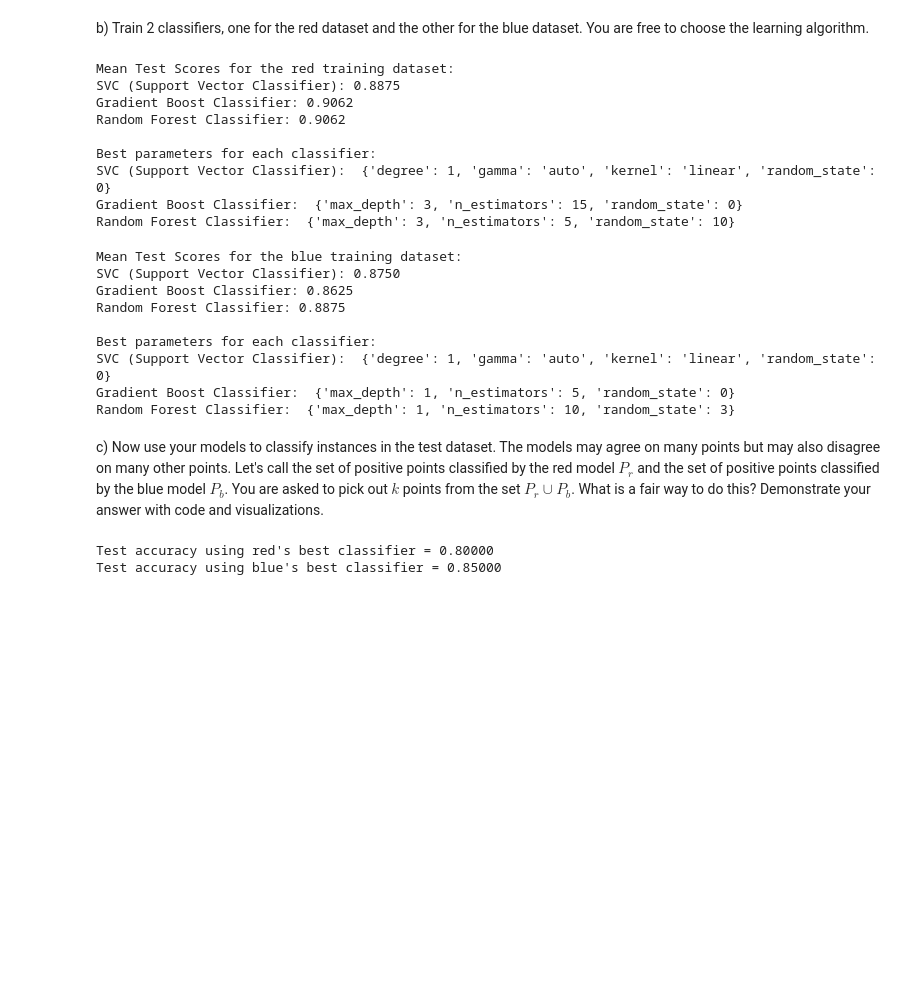
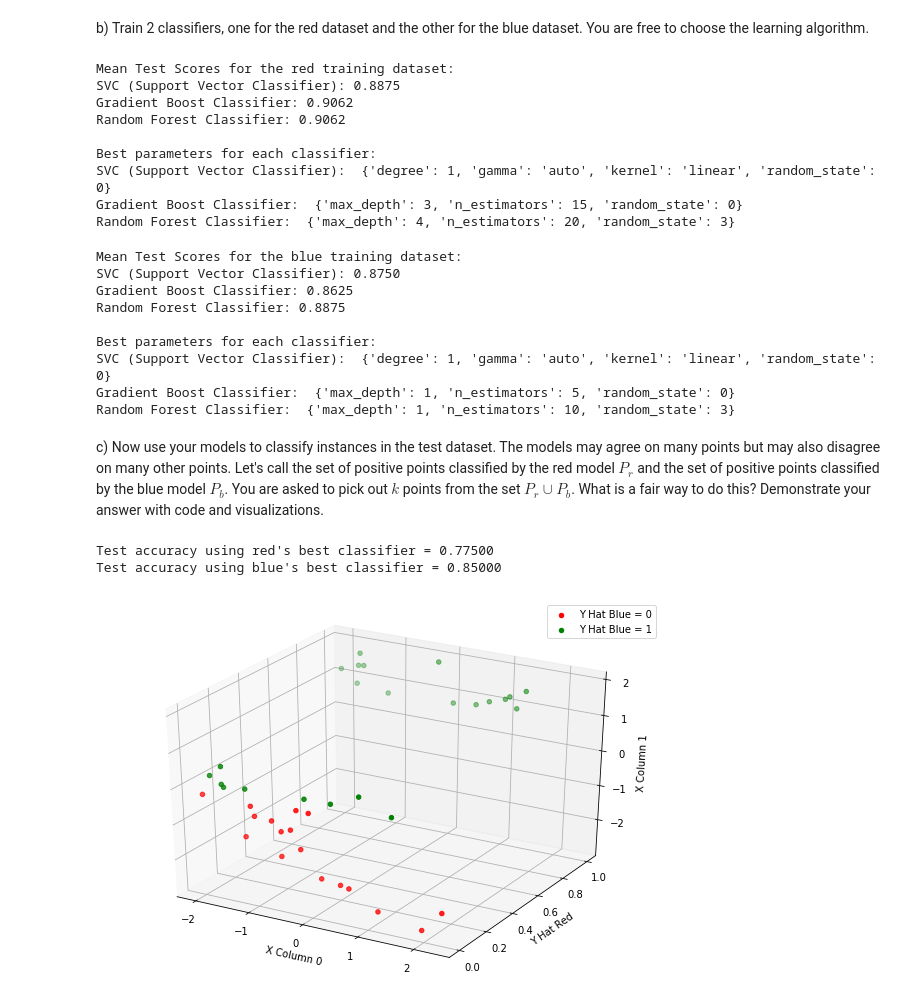
Before and after one commit to jakesimon2/jake_repository, a Jupyter notebook: HW1.ipynb, the cells around one changed output. Cells and saved outputs as stored; diff of their text form; code cells hidden in the pictures; blank space fills up the shorter version.

```diff
--- a/HW1.ipynb
+++ b/HW1.ipynb
@@ -255,7 +255,7 @@ Ytest_rb = pd.read_csv("RBtest.csv", header=None).iloc[:,2].values
 b) Train 2 classifiers, one for the red dataset and the other for the blue dataset. You are free to choose the learning algorithm.
 # %%
 # Random states
-random_range = [i for i in range(0,15+1)]
+random_range = [i for i in range(0,9+1)]
 
 # SVC (Support Vector Classifer) method:
 srs_pars = {'kernel':['linear'], 'gamma':['auto'], 'degree':[1,2,3,4], 'random_state':random_range}
@@ -312,7 +312,7 @@ Random Forest Classifier: 0.9062
 Best parameters for each classifier:
 SVC (Support Vector Classifier):  {'degree': 1, 'gamma': 'auto', 'kernel': 'linear', 'random_state': 0}
 Gradient Boost Classifier:  {'max_depth': 3, 'n_estimators': 15, 'random_state': 0}
-Random Forest Classifier:  {'max_depth': 3, 'n_estimators': 5, 'random_state': 10}
+Random Forest Classifier:  {'max_depth': 4, 'n_estimators': 20, 'random_state': 3}
 Mean Test Scores for the blue training dataset:
 SVC (Support Vector Classifier): 0.8750
 Gradient Boost Classifier: 0.8625
@@ -325,15 +325,37 @@ Random Forest Classifier:  {'max_depth': 1, 'n_estimators': 10, 'random_state':
 # %% [markdown]
 c) Now use your models to classify instances in the test dataset. The models may agree on many points but may also disagree on many other points. Let's call the set of positive points classified by the red model $P_r$ and the set of positive points classified by the blue model $P_b$. You are asked to pick out $k$ points from the set $P_r \cup P_b$. What is a fair way to do this? Demonstrate your answer with code and visualizations.
 # %%
-rrs_best = GridSearchCV(rfc, {'max_depth': [3], 'n_estimators': [5], 'random_state': [10]}, cv=10)
+# Both red and blue has RandomForestClassifier() as their best classifier
+rrs_best = GridSearchCV(rfc, {'max_depth': [4], 'n_estimators': [20], 'random_state': [3]}, cv=10)
 rrs_best.fit(Xtrain_r, Ytrain_r)
-Yhat_rb = rrs_best.predict(Xtest_rb)
-print("Test accuracy using red's best classifier = %.5f" % accuracy_score(Ytest_rb, Yhat_rb))
+Yhat_rb_r = rrs_best.predict(Xtest_rb)
+print("Test accuracy using red's best classifier = %.5f" % accuracy_score(Ytest_rb, Yhat_rb_r))
 
 rrs_best = GridSearchCV(rfc, {'max_depth': [1], 'n_estimators': [10], 'random_state': [3]}, cv=10)
 rrs_best.fit(Xtrain_b, Ytrain_b)
-Yhat_rb = rrs_best.predict(Xtest_rb)
-print("Test accuracy using blue's best classifier = %.5f" % accuracy_score(Ytest_rb, Yhat_rb))
+Yhat_rb_b = rrs_best.predict(Xtest_rb)
+print("Test accuracy using blue's best classifier = %.5f" % accuracy_score(Ytest_rb, Yhat_rb_b))
 # %% [output]
-Test accuracy using red's best classifier = 0.80000
+Test accuracy using red's best classifier = 0.77500
 Test accuracy using blue's best classifier = 0.85000
+# %%
+from mpl_toolkits import mplot3d
+
+tested_rb = pd.DataFrame({'X0':Xtest_rb[:,0], 'X1':Xtest_rb[:,1], 'Y_hat_r':Yhat_rb_r, 'Y_hat_b':Yhat_rb_b})
+colors = {0:'red', 1:'green'}
+
+fig = plt.figure(figsize=(10,7))
+ax = plt.axes(projection="3d")
+legend_aliases = [
+    ax.scatter3D([], [], [], marker='o', label='Y Hat Blue = 0', c="red"),
+    ax.scatter3D([], [], [], marker='o', label='Y Hat Blue = 1', c="green"),
+]
+
+ax.scatter3D(tested_rb['X0'], tested_rb['Y_hat_r'], tested_rb['X1'], c=tested_rb['Y_hat_b'].map(colors))
+ax.set_xlabel("X Column 0")
+ax.set_ylabel("Y Hat Red")
+ax.set_zlabel("X Column 1")
+ax.legend(handles=legend_aliases)
+plt.show()
+# %% [output]
+[figure, added]
```
Also changed, not shown: parts of 7 cells of this notebook.
